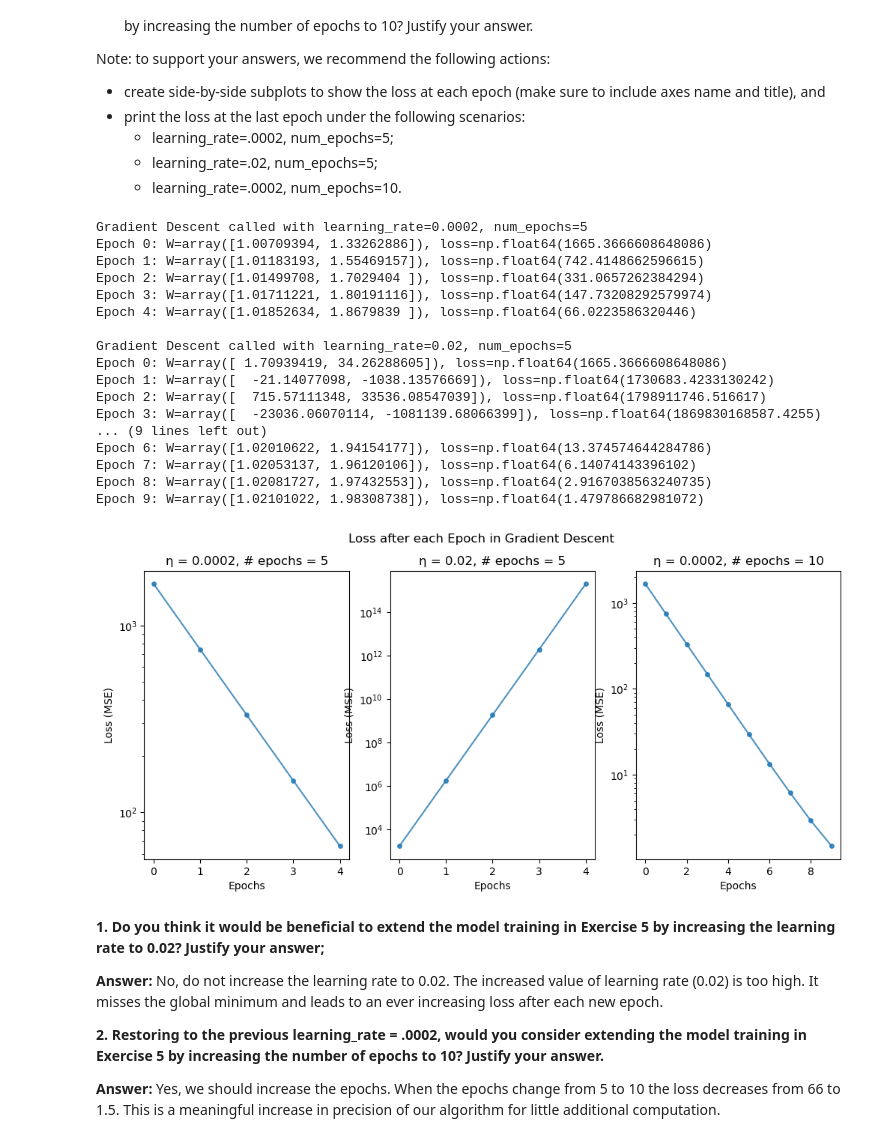
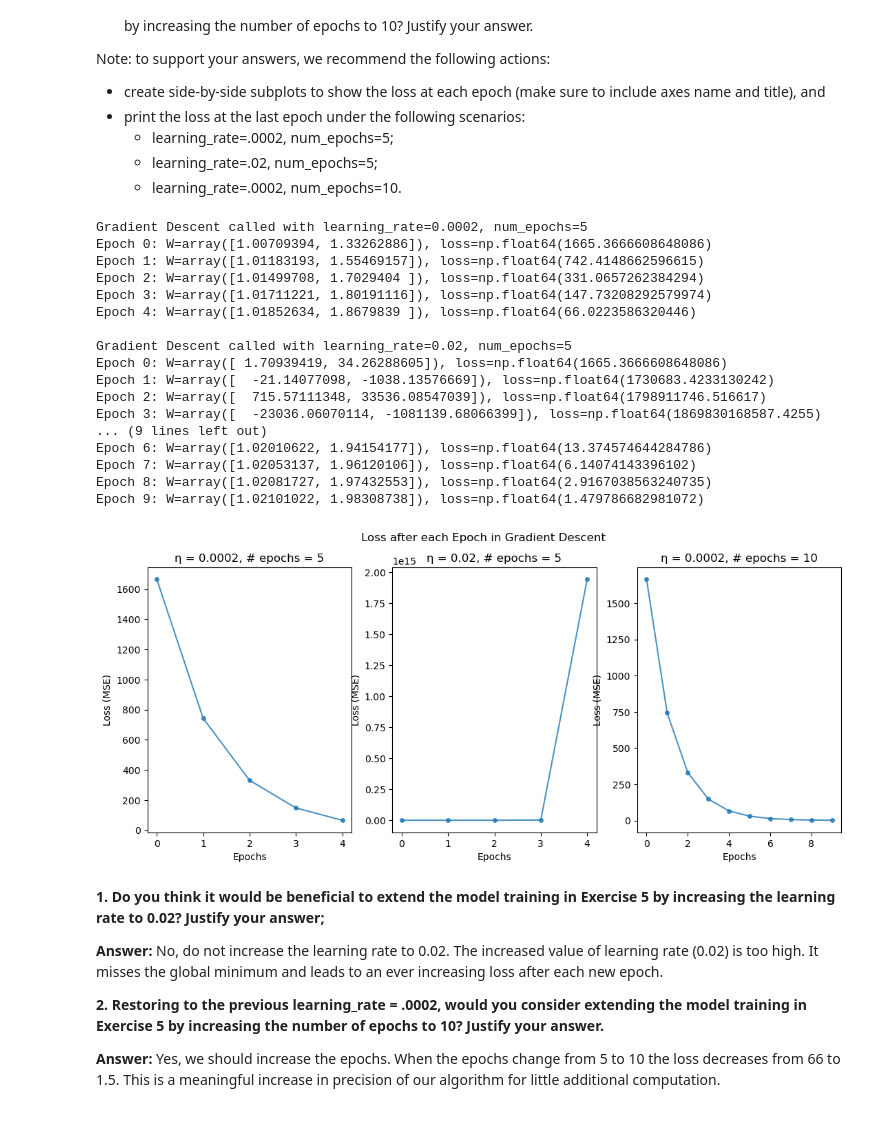
Before and after one commit to daveschaaf/mids_207, a Jupyter notebook: assignments/02 Linear Regression.ipynb, the cells around one changed output. Drawn from its saved outputs; the diff is of its cells as text; code cells hidden in the pictures.

```diff
--- a/assignments/02 Linear Regression.ipynb
+++ b/assignments/02 Linear Regression.ipynb
@@ -78,7 +78,7 @@ Our objectives here involve adding one more feature to X and creating data parti
 1. Add a column of $1s$ to $X$ (this will serve as an intercept or "bias" in our modeling task later on). Note: do not create a new array, just concatenate with the current values;
 2. Print the shape of the array.
 # %%
-X = np.array([np.ones(70), X]).T
+X = np.array([np.ones(X.shape[0]), X]).T
 # %%
 X[:10]
 # %% [output]
@@ -266,15 +269,15 @@ Epoch 2: W=array([1.01499708, 1.7029404 ]), loss=np.float64(331.0657262384294)
 Epoch 3: W=array([1.01711221, 1.80191116]), loss=np.float64(147.73208292579974)
 Epoch 4: W=array([1.01852634, 1.8679839 ]), loss=np.float64(66.0223586320446)
 # %%
-def ax_loss_plot(ax, losses, eta):
+def ax_loss_plot(ax, losses, eta, yscale="log"):
     ax.plot(losses, marker='o', markersize=4, linestyle='-', alpha=0.8)
     ax.set_xlabel("Epochs")
     ax.set_ylabel("Loss (MSE)")
-    ax.set_yscale('log')
+    ax.set_yscale(yscale)
     ax.set_title(f"η = {eta}, # epochs = {len(losses)}")
 
 fig, ax = plt.subplots(figsize=(6, 5))
 fig.suptitle(f"Loss after each Epoch in Gradient Descent")
-ax_loss_plot(ax, losses, learning_rate)
+ax_loss_plot(ax, losses, learning_rate, yscale="linear")
 fig.show()
 # %% [output]
@@ -302,40 +305,40 @@ Note: to support your answers, we recommend the following actions:
     - learning_rate=.02, num_epochs=5;
     - learning_rate=.0002, num_epochs=10.
 # %%
-fig, axes = plt.subplots(1, 3, figsize=(12, 5))
+fig, axes = plt.subplots(1, 3, figsize=(13, 5))
 learning_rate1 = 0.0002
 weights1, losses1 = gradient_descent(inputs, outputs, learning_rate1, 5)
-ax_loss_plot(axes[0], losses1, learning_rate1)
+ax_loss_plot(axes[0], losses1, learning_rate1, yscale="linear")
 
 learning_rate2 = 0.02
 weights2, losses2 = gradient_descent(inputs, outputs, learning_rate2, 5)
-ax_loss_plot(axes[1], losses2, learning_rate2)
+ax_loss_plot(axes[1], losses2, learning_rate2, yscale="linear")
 
 learning_rate3 = 0.0002
 weights3, losses3 = gradient_descent(inputs, outputs, learning_rate3, 10)
-ax_loss_plot(axes[2], losses3, learning_rate3)
+ax_loss_plot(axes[2], losses3, learning_rate3, yscale="linear")
 
 fig.suptitle(f"Loss after each Epoch in Gradient Descent")
 fig.show()
 # %% [output]
 Gradient Descent called with learning_rate=0.0002, num_epochs=5
 Epoch 0: W=array([1.00709394, 1.33262886]), loss=np.float64(1665.3666608648086)
 Epoch 1: W=array([1.01183193, 1.55469157]), loss=np.float64(742.4148662596615)
 Epoch 2: W=array([1.01499708, 1.7029404 ]), loss=np.float64(331.0657262384294)
 Epoch 3: W=array([1.01711221, 1.80191116]), loss=np.float64(147.73208292579974)
 Epoch 4: W=array([1.01852634, 1.8679839 ]), loss=np.float64(66.0223586320446)
 
 Gradient Descent called with learning_rate=0.02, num_epochs=5
 Epoch 0: W=array([ 1.70939419, 34.26288605]), loss=np.float64(1665.3666608648086)
 Epoch 1: W=array([  -21.14077098, -1038.13576669]), loss=np.float64(1730683.4233130242)
 Epoch 2: W=array([  715.57111348, 33536.08547039]), loss=np.float64(1798911746.516617)
 Epoch 3: W=array([  -23036.06070114, -1081139.68066399]), loss=np.float64(1869830168587.4255)
 ... (9 lines left out)
 Epoch 6: W=array([1.02010622, 1.94154177]), loss=np.float64(13.374574644284786)
 Epoch 7: W=array([1.02053137, 1.96120106]), loss=np.float64(6.14074143396102)
 Epoch 8: W=array([1.02081727, 1.97432553]), loss=np.float64(2.9167038563240735)
 Epoch 9: W=array([1.02101022, 1.98308738]), loss=np.float64(1.479786682981072)
-[figure, old version]
+[figure, new version]
 # %% [markdown]
 **1. Do you think it would be beneficial to extend the model training in Exercise 5 by increasing the learning rate to 0.02? Justify your answer;**
 
```
Also changed, not shown: parts of 3 cells of this notebook.
